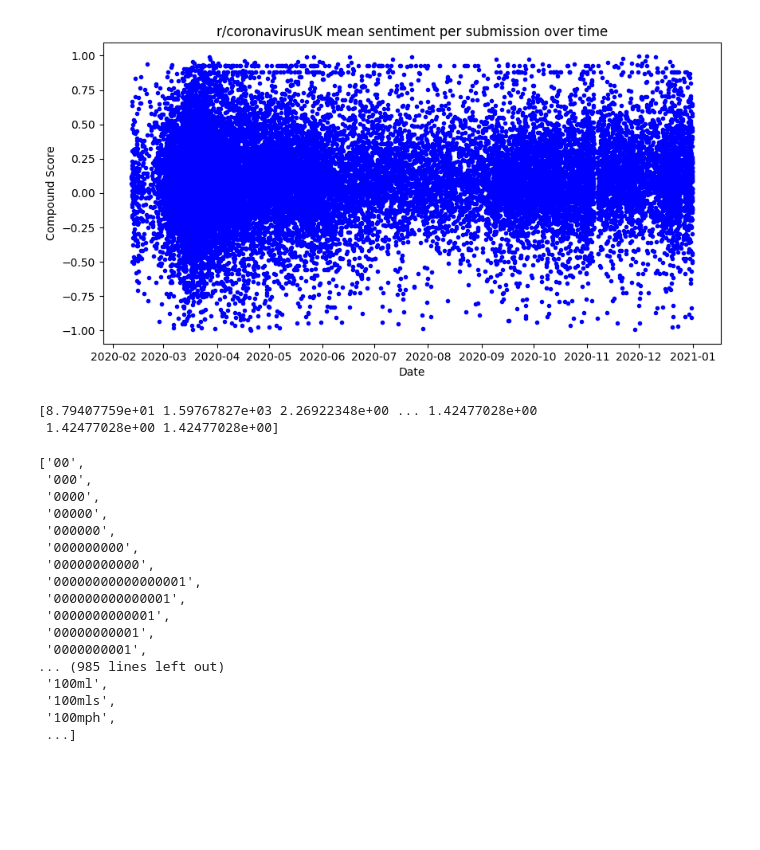
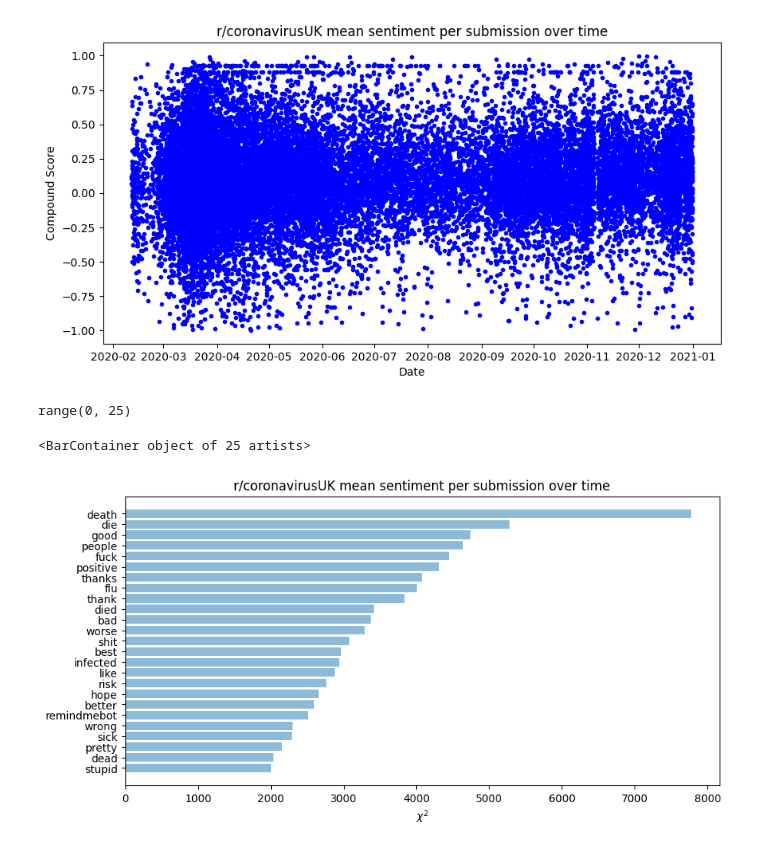
Before and after one commit to ollyjc99/COVID-19-Sentiment-and-Compliance-Analyzer, a Jupyter notebook: Data Analysis.ipynb, the cells around one changed output. Cells and saved outputs as stored; diff of their text form; code cells hidden in the pictures; blank space fills up the shorter version.

Commit message:
finished calculating chi2 for any given documents

```diff
--- a/Data Analysis.ipynb
+++ b/Data Analysis.ipynb
@@ -123,35 +121,3 @@ ax1.plot(sub_comments['datetime'], sub_comments['compound_score'], 'b.')
 # %% [output]
 [<matplotlib.lines.Line2D at 0x...>]
 [figure]
-# %%
-### Transform raw comment data in dictionary for vectorizer
-
-df_to_dict = c_df.copy().reset_index()
-df_to_dict['target'] = df_to_dict.apply(lambda x: get_target(x['sentiment']), axis=1)
-df_to_dict = df_to_dict.drop(columns=['datetime', 'sentiment', 'compound_score', 'submission_id', 'parent_id'])
-df_dict = {'body': list(df_to_dict['body']), 'target': list(df_to_dict['target'])}
-
-document_vectorizer(df_dict)
-# %% [output]
-[8.79407759e+01 1.59767827e+03 2.26922348e+00 ... 1.42477028e+00
- 1.42477028e+00 1.42477028e+00]
-# %%
-wscores = zip(vectorizer.get_feature_names())
-# %% [output]
-['00',
- '000',
- '0000',
- '00000',
- '000000',
- '000000000',
- '00000000000',
- '00000000000000001',
- '000000000000001',
- '0000000000001',
- '00000000001',
- '0000000001',
-... (985 lines left out)
- '100ml',
- '100mls',
- '100mph',
- ...]
@@ -158,3 +131,27 @@ wscores = zip(vectorizer.get_feature_names())
+# %%
+x
+# %% [output]
+range(0, 25)
+# %%
+from pylab import barh, plot, yticks, show, grid, xlabel, figure
+
+### RETURNS THE TOP 25 TERMS
+# topchi2 = document_vectorizer(df_dict, 25)
+
+x = range(len(topchi2[1]))
+labels = topchi2[0]
+
+fig, ax1 = plt.subplots(1, dpi=100)
+fig.set_size_inches(10, 5)
+
+ax1.set_title('r/coronavirusUK mean sentiment per submission over time')
+ax1.set_xlabel('$\chi^2$')
+ax1.set_yticks(x)
+ax1.set_yticklabels(labels)
+ax1.barh(x, topchi2[1], align='center', alpha=0.5)
+# %% [output]
+<BarContainer object of 25 artists>
+[figure, added]
 # %%
 ### LATENT DIRICHLET ALLOCATION (LDA)
 
```
Also changed, not shown: parts of 9 cells of this notebook.
